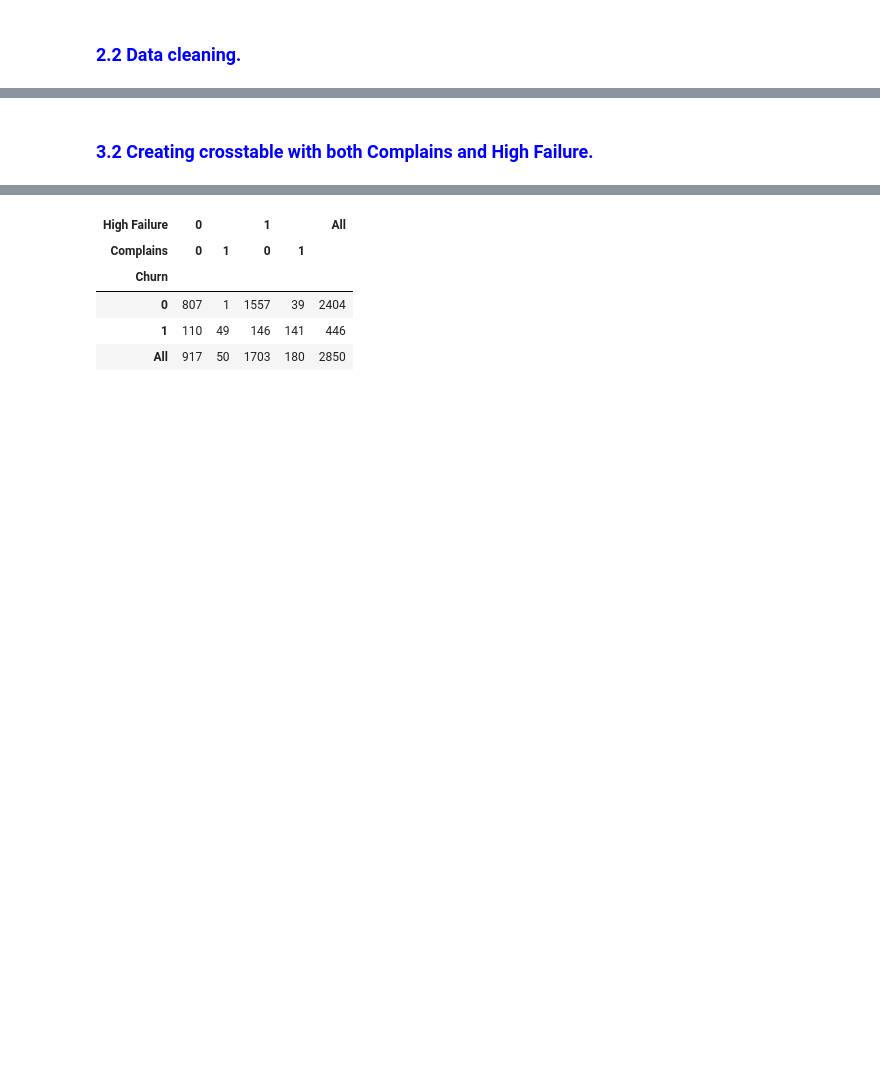
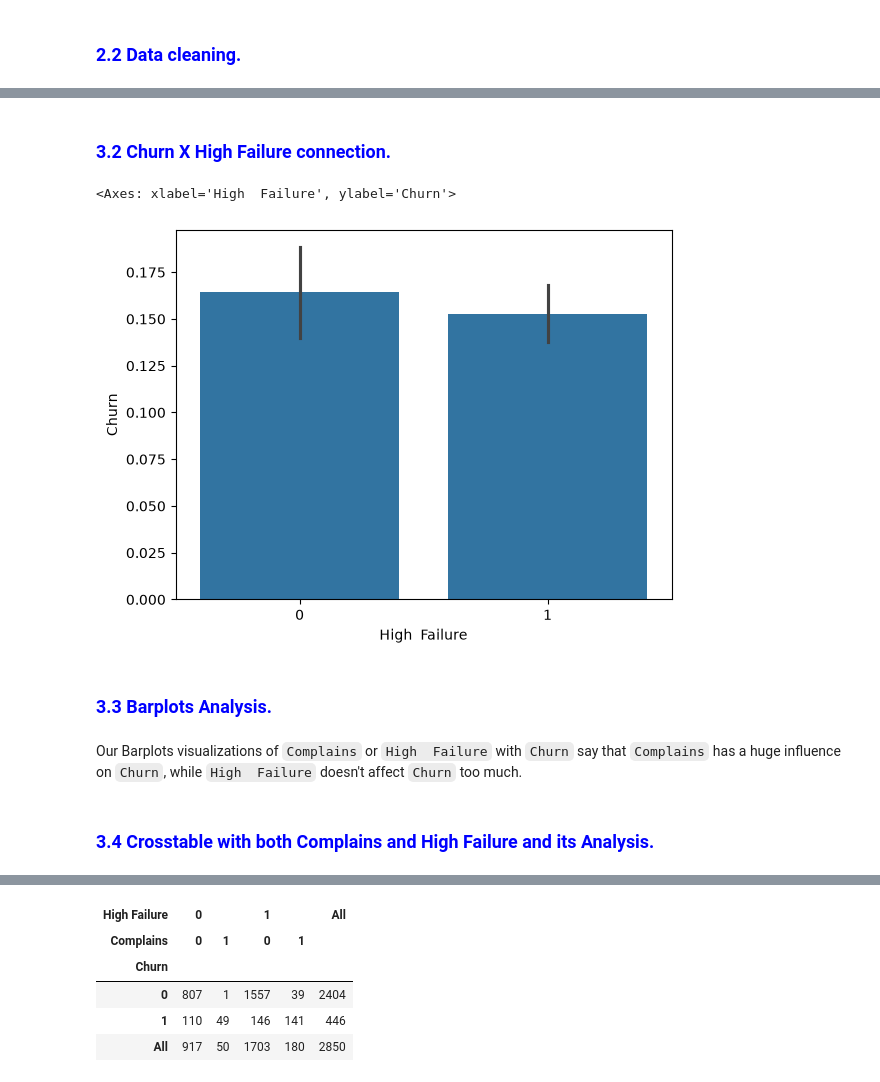
Before and after one commit to ntairuly/FinalProject_by_59ChurnGuard, a Jupyter notebook: Main (3).ipynb, the cells around one changed output, grey strips where cells are left out. Cells and saved outputs as stored; diff of their text form; code cells hidden in the pictures; blank space fills up the shorter version.

```diff
--- a/Main (3).ipynb
+++ b/Main (3).ipynb
@@ -129,2 +262,15 @@ df_clean["High  Failure"] = (df_clean["Call  Failure"] > (df_clean["Call  Failur
+# %% [markdown]
+<h3 style="color:blue">3.2 Churn X High Failure connection.</h3>
+# %%
+df_clean["High  Failure"] = (df_clean["Call  Failure"] > (df_clean["Call  Failure"].median()/2)).astype("int")
+sns.barplot(data=df_clean, x='High  Failure', y='Churn')
+# %% [output]
+<Axes: xlabel='High  Failure', ylabel='Churn'>
+[figure, added]
 # %% [markdown]
-<h3 style="color:blue">3.2 Creating crosstable with both Complains and High Failure.</h3>
+<h3 style="color:blue">3.3 Barplots Analysis.</h3>
+# %% [markdown]
+
+Our Barplots visualizations of `Complains` or `High  Failure` with `Churn` say that `Complains` has a huge influence on `Churn`, while `High  Failure` doesn't affect `Churn` too much.
+# %% [markdown]
+<h3 style="color:blue">3.4 Crosstable with both Complains and High Failure and its Analysis.</h3>
```
Also changed, not shown: parts of 22 cells of this notebook.
